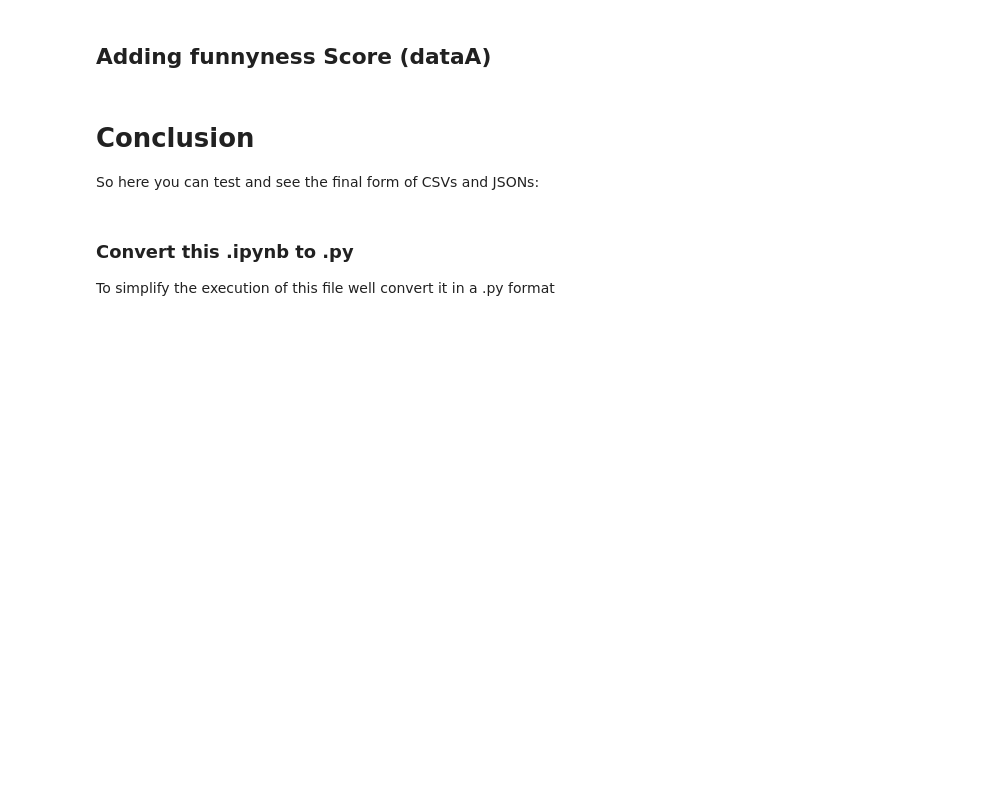
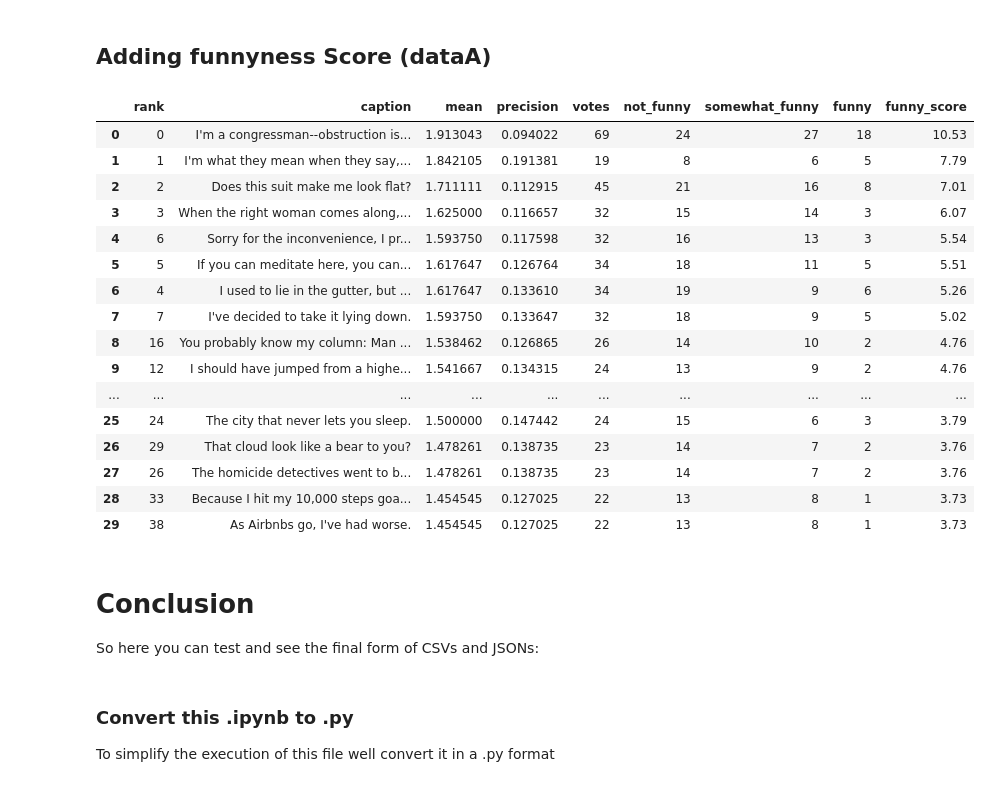
Before and after one commit to epfl-ada/ada-2025-project-adacore42, a Jupyter notebook: src/data/DataPreparation.ipynb, the cells around one changed output. Saved outputs shown, nothing was run; the diff lists cells and outputs as text; code cells hidden in the pictures; blank space fills up the shorter version.

Commit message:
funnyness ranking improvement and datapreparation updated

```diff
--- a/src/data/DataPreparation.ipynb
+++ b/src/data/DataPreparation.ipynb
@@ -178,7 +186,7 @@ dataA3[i].fillna('CAPTION_NOT_FOUND', inplace = True):
 # %%
 dataA3 = dataA2.copy()
 
-for i, data in enumerate(dataA2):
+for i, data in enumerate(dataA3):
     if data.isnull().values.any():
         #print(data.isnull().values.any(), i)
         dataA3[i].fillna('CAPTION_NOT_FOUND', inplace = True)
@@ -420,51 +428,53 @@ if ACTIVATE_PRINTS: display(dataC.head())
 # %% [markdown]
 ## Adding funnyness Score (dataA)
 # %%
-def compute_funny_ranking(data, by_image=False):
-    """
-    Compute humor ranking metrics for caption data.
+dataA4 = dataA3.copy()
 
-    Parameters
-    ----------
-    data : pd.DataFrame or list[pd.DataFrame]
-        Either a single merged dataframe or a list of dataframes per image.
-    by_image : bool, optional (default=False)
-        If True, compute rankings within each image dataframe in the list.
-        If False, compute one global ranking on the merged dataframe.
+for data in dataA4:
 
-    Returns
-    -------
-    pd.DataFrame or list[pd.DataFrame]
-        DataFrame(s) with additional columns:
-        ['funny_score', 'rank_funny']
-    """
+    dataFunny = pd.DataFrame()
 
-    def _compute(df):
-        df = df.copy()
+    # funny = +2 / somewhat_funny = +1 / not_funny = -1
 
-        # Proportions
-        df['funny_over_total'] = df['funny'] / df['votes']
-        df['unfunny_over_total'] = df['not_funny'] / df['votes']
+    dataFunny['weighted_funny_raw'] = (
+        2 * data['funny']
+        + 1 * data['somewhat_funny']
+        - 1 * data['not_funny']
+        )
 
-        # Weighted z-scores
-        df['funny_z'] = zscore(df['funny_over_total'] * n.log1p(df['votes']))
-        df['not_funny_z'] = zscore(df['unfunny_over_total'] * n.log1p(df['votes']))
+    dataFunny['weighted_funny_percent'] = dataFunny['weighted_funny_raw'] / data['votes']
 
-        # Combined metric and rank
-        df['funny_score'] = df['funny_z'] - df['not_funny_z']
-        df[f'rank_funny_{level}'] = df['funny_score'].rank(ascending=False, method='max') #'method="max"' assigns tied scores the highest (max) rank among the ties,
-                                                                                             # ensuring integer ranks (no fractional values).
-        # Remove columns not longer usefull
-        df = df.drop(columns=['funny_over_total', 'unfunny_over_total','funny_z','not_funny_z'])
-        return df
+    dataFunny['weighted_funny_z'] = zscore(
+        dataFunny['weighted_funny_percent'] * np.log1p(data['votes'])
+    )
 
-    # If working with multiple images
-    if by_image:
-        level = 'image'
-        return [_compute(df) for df in data]
-    else:
-        level = 'overall'
-        return _compute(data)
+    data['funny_score'] = np.round(dataFunny['weighted_funny_z'], 2)
+
+
+    data.sort_values(by='funny_score', ascending=False, inplace=True)
+    data.reset_index(drop=False, inplace=True)
+
+
+
+if ACTIVATE_PRINTS: display(dataA4[0].head(30))
+# %% [output]
+|  | rank | caption | mean | precision | votes | not_funny | somewhat_funny | funny | funny_score |
+| 0 | 0 | I'm a congressman--obstruction is... | 1.913043 | 0.094022 | 69 | 24 | 27 | 18 | 10.53 |
+| 1 | 1 | I'm what they mean when they say,... | 1.842105 | 0.191381 | 19 | 8 | 6 | 5 | 7.79 |
+| 2 | 2 | Does this suit make me look flat? | 1.711111 | 0.112915 | 45 | 21 | 16 | 8 | 7.01 |
+| 3 | 3 | When the right woman comes along,... | 1.625000 | 0.116657 | 32 | 15 | 14 | 3 | 6.07 |
+| 4 | 6 | Sorry for the inconvenience, I pr... | 1.593750 | 0.117598 | 32 | 16 | 13 | 3 | 5.54 |
+| 5 | 5 | If you can meditate here, you can... | 1.617647 | 0.126764 | 34 | 18 | 11 | 5 | 5.51 |
+| 6 | 4 | I used to lie in the gutter, but ... | 1.617647 | 0.133610 | 34 | 19 | 9 | 6 | 5.26 |
+| 7 | 7 | I've decided to take it lying down. | 1.593750 | 0.133647 | 32 | 18 | 9 | 5 | 5.02 |
+| 8 | 16 | You probably know my column: Man ... | 1.538462 | 0.126865 | 26 | 14 | 10 | 2 | 4.76 |
+| 9 | 12 | I should have jumped from a highe... | 1.541667 | 0.134315 | 24 | 13 | 9 | 2 | 4.76 |
+| ... | ... | ... | ... | ... | ... | ... | ... | ... | ... |
+| 25 | 24 | The city that never lets you sleep. | 1.500000 | 0.147442 | 24 | 15 | 6 | 3 | 3.79 |
+| 26 | 29 | That cloud look like a bear to you? | 1.478261 | 0.138735 | 23 | 14 | 7 | 2 | 3.76 |
+| 27 | 26 | The homicide detectives went to b... | 1.478261 | 0.138735 | 23 | 14 | 7 | 2 | 3.76 |
+| 28 | 33 | Because I hit my 10,000 steps goa... | 1.454545 | 0.127025 | 22 | 13 | 8 | 1 | 3.73 |
+| 29 | 38 | As Airbnbs go, I've had worse. | 1.454545 | 0.127025 | 22 | 13 | 8 | 1 | 3.73 |
 # %% [markdown]
 # Conclusion
 
```
Also changed, not shown: parts of 3 cells of this notebook, 1 other file.
